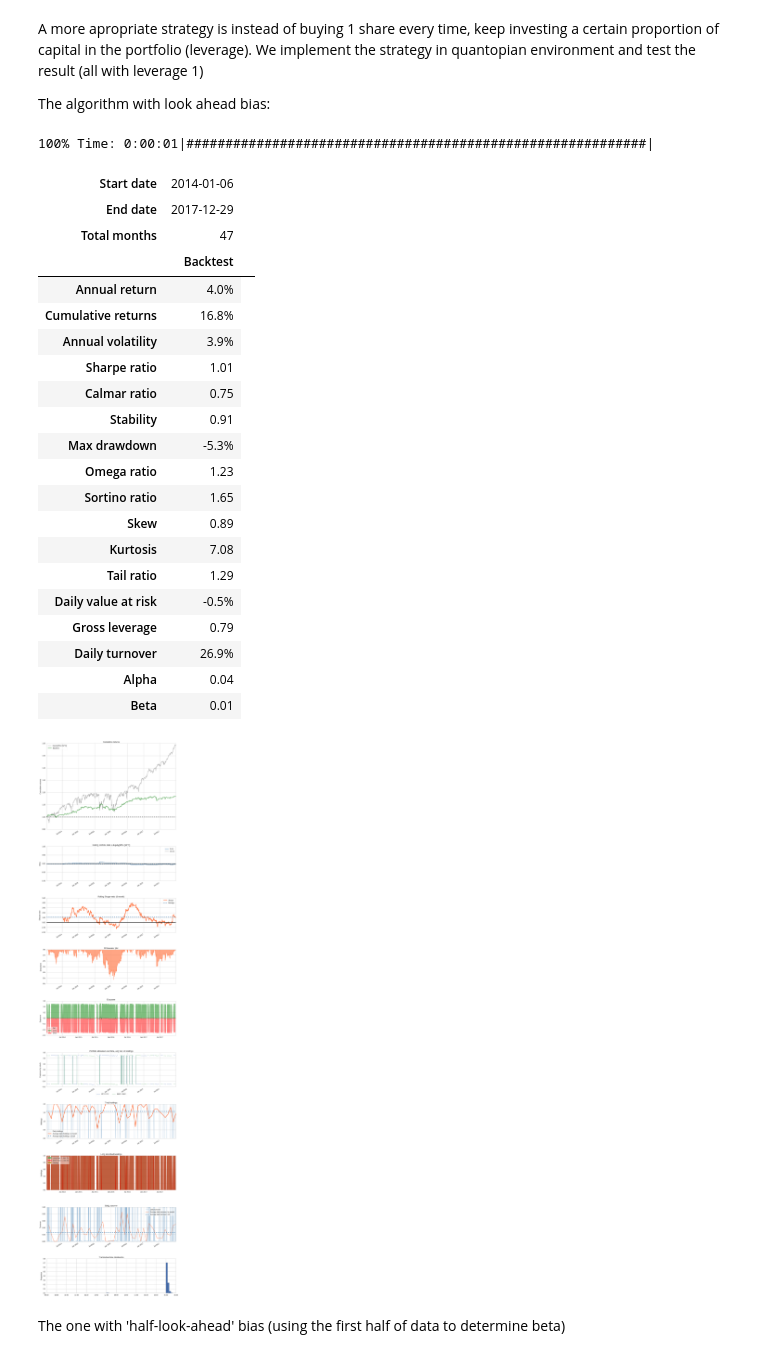
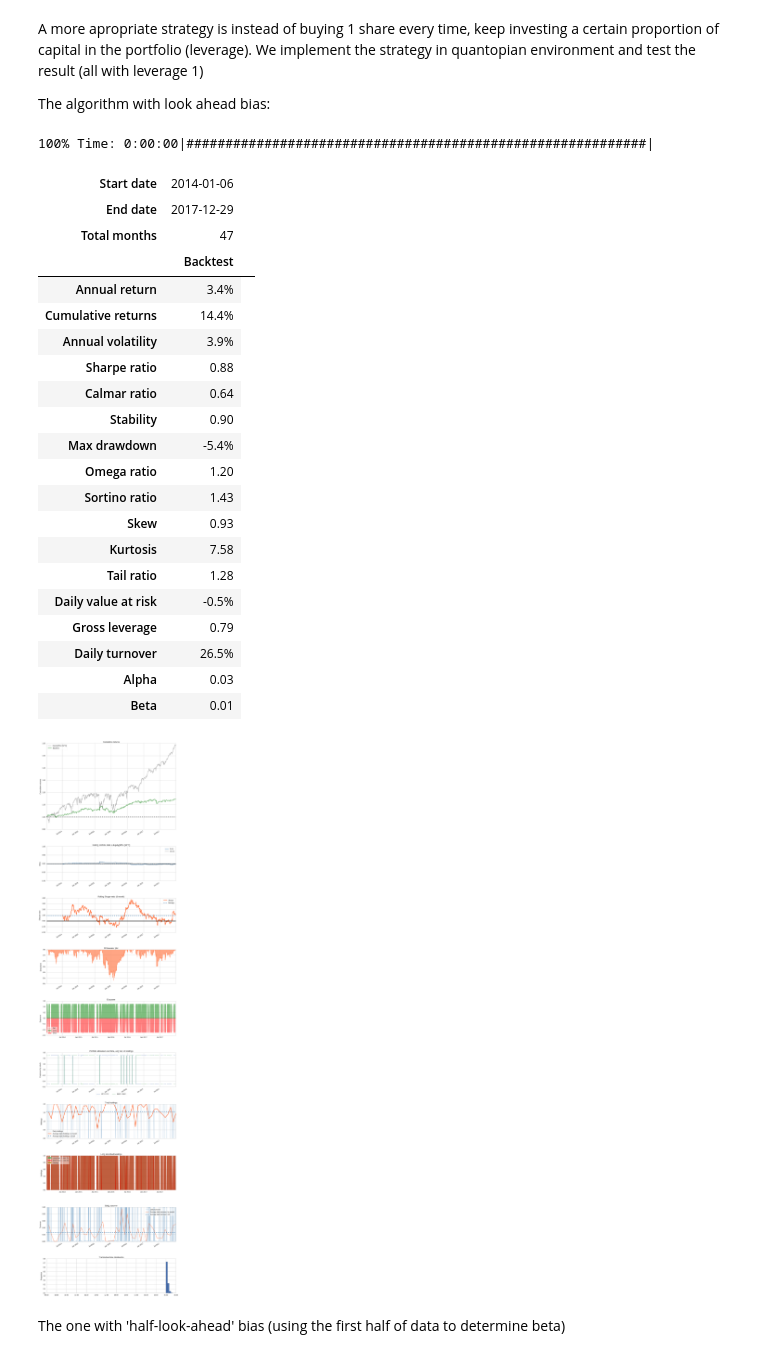
Before and after one commit to yinanzhu12/Algorithmic-trading-notes, a Jupyter notebook: research notes/basics/cointegration stationarity and pair trading.ipynb, the cells around one changed output. Saved outputs shown, nothing was run; the diff lists cells and outputs as text; code cells hidden in the pictures.

```diff
--- a/research notes/basics/cointegration stationarity and pair trading.ipynb
+++ b/research notes/basics/cointegration stationarity and pair trading.ipynb
@@ -293,32 +289,32 @@ A more apropriate strategy is instead of buying 1 share every time, keep investi
 
 The algorithm with look ahead bias:
 # %%
-bt = get_backtest('5ac2a8f1f5b1c4412dd9e37d')
+bt = get_backtest('5ac2bb09d9f2f2403ef1a3f6')
 bt.create_simple_tear_sheet()
 # %% [output]
-100% Time: 0:00:01|###########################################################|
+100% Time: 0:00:00|###########################################################|
 | Start date | 2014-01-06 |  |
 | End date | 2017-12-29 |  |
 | Total months | 47 |  |
 |  | Backtest |
-| Annual return | 4.0% |
-| Cumulative returns | 16.8% |
+| Annual return | 3.4% |
+| Cumulative returns | 14.4% |
 | Annual volatility | 3.9% |
-| Sharpe ratio | 1.01 |
-| Calmar ratio | 0.75 |
-| Stability | 0.91 |
-| Max drawdown | -5.3% |
-| Omega ratio | 1.23 |
-| Sortino ratio | 1.65 |
-| Skew | 0.89 |
-| Kurtosis | 7.08 |
-| Tail ratio | 1.29 |
+| Sharpe ratio | 0.88 |
+| Calmar ratio | 0.64 |
+| Stability | 0.90 |
+| Max drawdown | -5.4% |
+| Omega ratio | 1.20 |
+| Sortino ratio | 1.43 |
+| Skew | 0.93 |
+| Kurtosis | 7.58 |
+| Tail ratio | 1.28 |
 | Daily value at risk | -0.5% |
 | Gross leverage | 0.79 |
-| Daily turnover | 26.9% |
-| Alpha | 0.04 |
+| Daily turnover | 26.5% |
+| Alpha | 0.03 |
 | Beta | 0.01 |
-[figure, old version]
+[figure, new version]
 # %% [markdown]
 The one with 'half-look-ahead' bias (using the first half of data to determine beta)
 # %%
```
Also changed, not shown: parts of 18 cells of this notebook.
